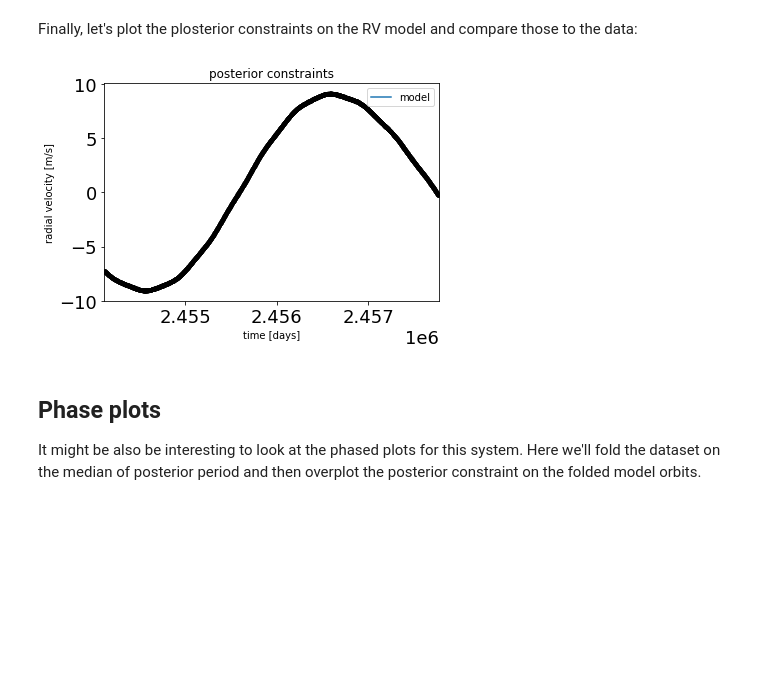
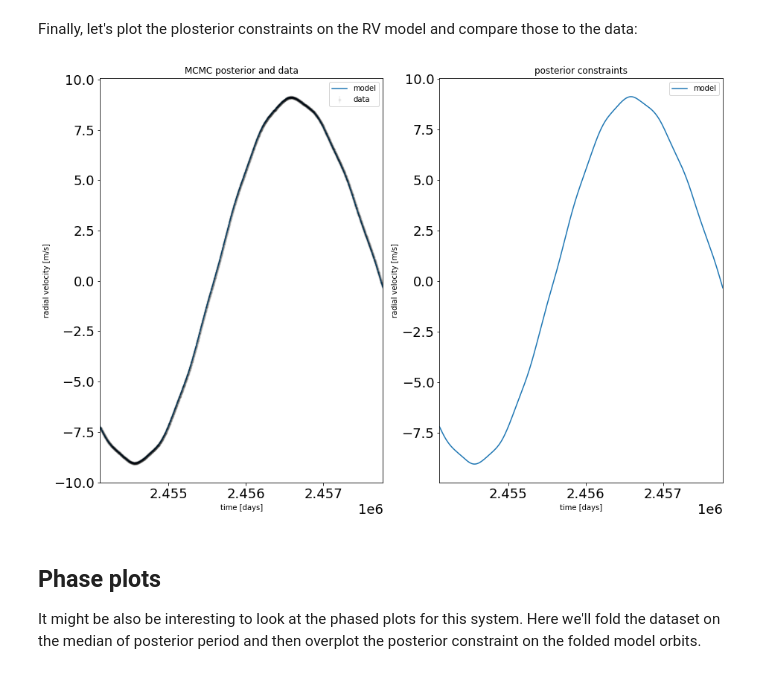
Before and after one commit to dyahalomi/roman_astrometry, a Jupyter notebook: Code/rv_EJ.ipynb, the cells around one changed output. Cells and saved outputs as stored; diff of their text form; code cells hidden in the pictures; blank space fills up the shorter version.

```diff
--- a/Code/rv_EJ.ipynb
+++ b/Code/rv_EJ.ipynb
@@ -154,7 +154,7 @@ We will have a sense of the periods of the planets, so we can use the `exoplanet
 periods = [365.3, 4327.5]
 period_errs = [1, 5]
 t0s = [2454115.58958191, 2457740.80985712]
-t0_errs = [5, 5]
+t0_errs = [10, 10]
 Ks = xo.estimate_semi_amplitude(periods, x_rv, y_rv, y_rv_err, t0s=t0s)
 print(Ks, "m/s")
 # %% [output]
@@ -194,7 +194,7 @@ with pm.Model() as model:
     P = pm.Deterministic("P", tt.exp(logP))
 
     # Wide log-normal prior for semi-amplitude
-    logK = pm.Normal("logK", mu=np.log(Ks), sd=2.0, shape=2, testval=np.log(Ks))
+    logK = pm.Normal("logK", mu=np.log(Ks), sd=5.0, shape=2, testval=np.log(Ks))
 
     K = pm.Deterministic("K", tt.exp(logK))
 
@@ -367,22 +379,45 @@ Inference data with groups:
 # %% [markdown]
 Finally, let's plot the plosterior constraints on the RV model and compare those to the data:
 # %%
-plt.errorbar(x_rv, y_rv, yerr=y_rv_err, fmt=".k")
-
 # Compute the posterior predictions for the RV model
 rv_pred = trace.posterior["rv_model_pred"].values
 pred = np.percentile(rv_pred, [16, 50, 84], axis=(0, 1))
-plt.plot(t, pred[1], color="C0", label="model")
-art = plt.fill_between(t, pred[0], pred[2], color="C0", alpha=0.3)
+
+fig, ax = plt.subplots(1,2, figsize = [15,10])
+
+ax[0].errorbar(x_rv, y_rv, yerr=y_rv_err, fmt=".k", alpha = 0.05, label='data')
+ax[0].plot(t, pred[1], color="C0", label="model")
+art = ax[0].fill_between(t, pred[0], pred[2], color="C0", alpha=0.3)
 art.set_edgecolor("none")
+
+ax[0].legend(fontsize=10)
+ax[0].set_xlim(t.min(), t.max())
+ax[0].set_xlabel("time [days]")
+ax[0].set_ylabel("radial velocity [m/s]")
+ax[0].set_title("MCMC posterior and data")
+
+
+
+
+ax[1].plot(t, pred[1], color="C0", label="model")
+art = ax[1].fill_between(t, pred[0], pred[2], color="C0", alpha=0.3)
+art.set_edgecolor("none")
+
+ax[1].legend(fontsize=10)
+ax[1].set_xlim(t.min(), t.max())
+ax[1].set_xlabel("time [days]")
+ax[1].set_ylabel("radial velocity [m/s]")
+ax[1].set_title("MAP model only")
+
+
 
 plt.legend(fontsize=10)
 plt.xlim(t.min(), t.max())
 plt.xlabel("time [days]")
 plt.ylabel("radial velocity [m/s]")
 _ = plt.title("posterior constraints")
 # %% [output]
-[figure, old version]
+[figure, new version]
 # %% [markdown]
 ## Phase plots
 
```
Also changed, not shown: parts of 19 cells of this notebook.
